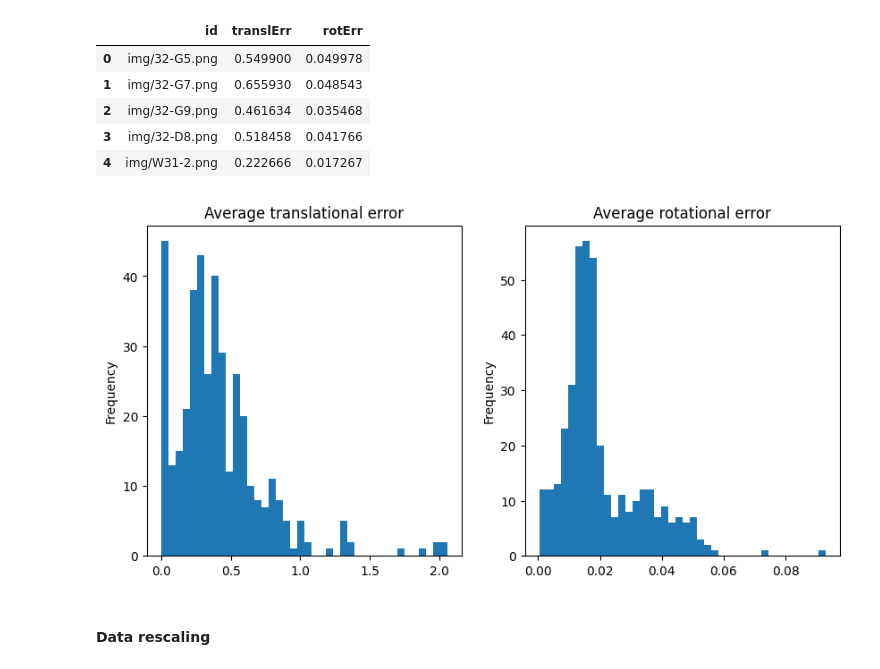
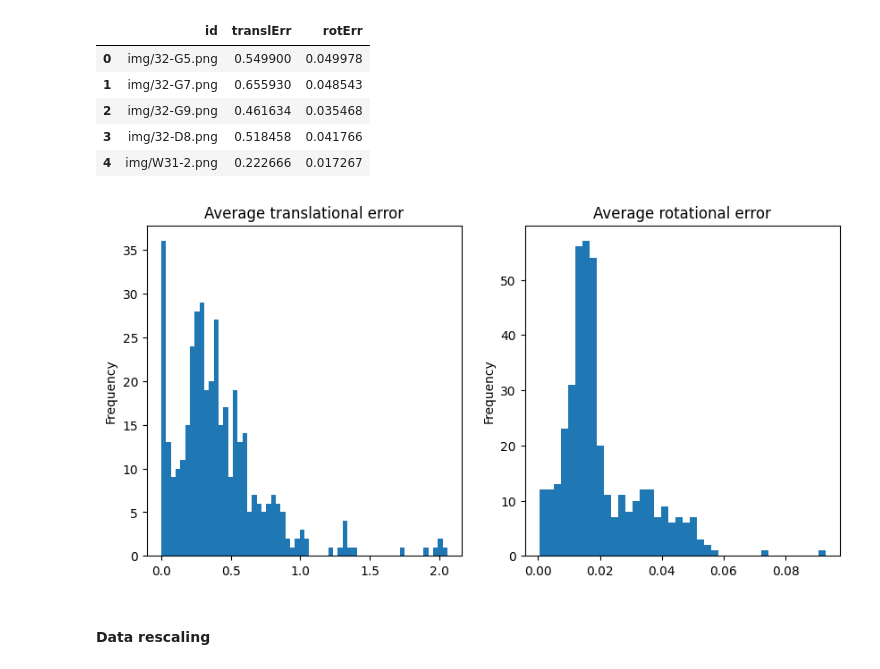
Before and after one commit to prina404/StatisticalMethodsProject, a Jupyter notebook: SLAM_CNN.ipynb, the cells around one changed output. Drawn from its saved outputs; the diff is of its cells as text; code cells hidden in the pictures.

```diff
--- a/SLAM_CNN.ipynb
+++ b/SLAM_CNN.ipynb
@@ -69,11 +73,11 @@ df.head()
 # %%
 fig, ax = plt.subplots(1, 2)
 fig.set_figwidth(10)
-df['translErr'].plot.hist(bins=40, title='Average translational error', ax=ax[0])
+df['translErr'].plot.hist(bins=60, title='Average translational error', ax=ax[0])
 df['rotErr'].plot.hist(bins=40, title='Average rotational error', ax=ax[1])
 plt.show()
 # %% [output]
-[figure, old version]
+[figure, new version]
 # %% [markdown]
 #### Data rescaling
 # %%
```
Also changed, not shown: parts of 28 cells of this notebook, 1 other file.
